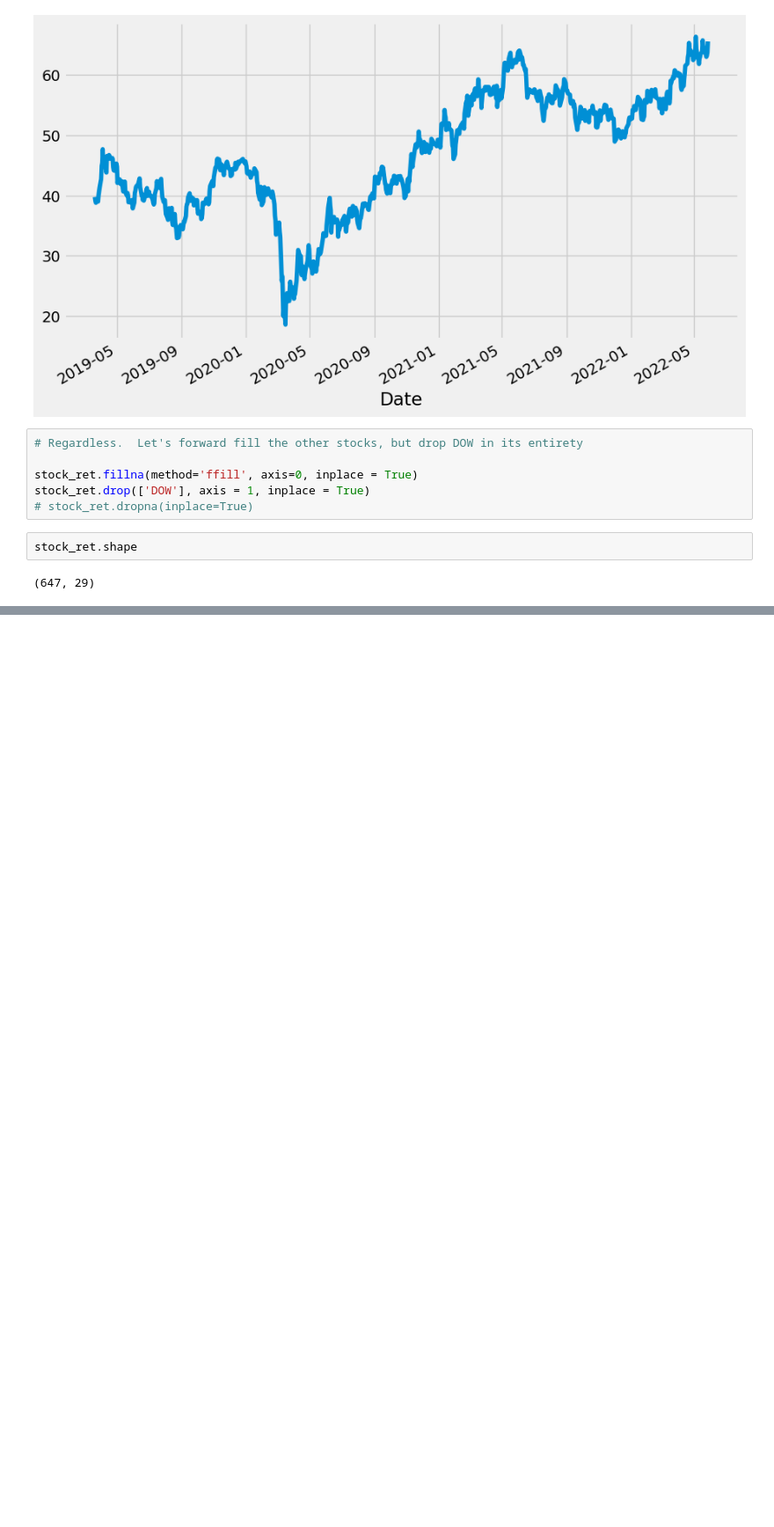
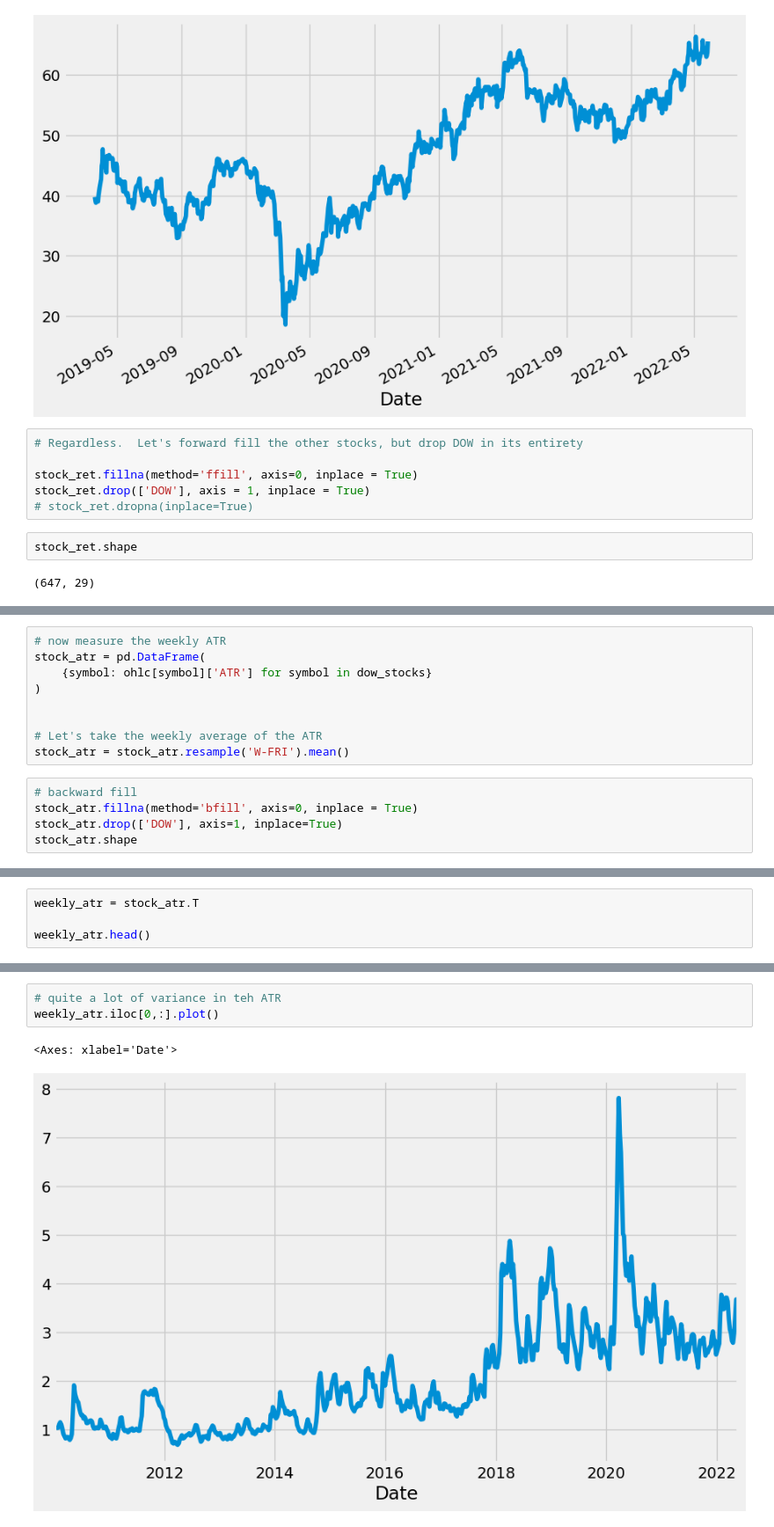
Before and after one commit to robonesky/oreilly, a Jupyter notebook: RM Lab Notes 12 202301 cohort.ipynb, the cells around one changed output, grey strips where cells are left out. Shown at 88% size. Saved outputs shown, nothing was run; the diff lists cells and outputs as text; blank space fills up the shorter version.

```diff
--- a/RM Lab Notes 12 202301 cohort.ipynb
+++ b/RM Lab Notes 12 202301 cohort.ipynb
@@ -222,0 +260,14 @@ np.isnan(stock_ret.any()).sum() # what's the diference between isnull().sum()?
+# %%
+# now measure the weekly ATR
+stock_atr = pd.DataFrame(
+    {symbol: ohlc[symbol]['ATR'] for symbol in dow_stocks}
+)
+
+
+# Let's take the weekly average of the ATR
+stock_atr = stock_atr.resample('W-FRI').mean()
+# %%
+# backward fill
+stock_atr.fillna(method='bfill', axis=0, inplace = True)
+stock_atr.drop(['DOW'], axis=1, inplace=True)
+stock_atr.shape
@@ -222,0 +280,4 @@ np.isnan(stock_ret.any()).sum() # what's the diference between isnull().sum()?
+# %%
+weekly_atr = stock_atr.T
+
+weekly_atr.head()
@@ -222,0 +291,6 @@ np.isnan(stock_ret.any()).sum() # what's the diference between isnull().sum()?
+# %%
+# quite a lot of variance in teh ATR
+weekly_atr.iloc[0,:].plot()
+# %% [output]
+<Axes: xlabel='Date'>
+[figure, added]
```
Also changed, not shown: parts of 15 cells of this notebook.
